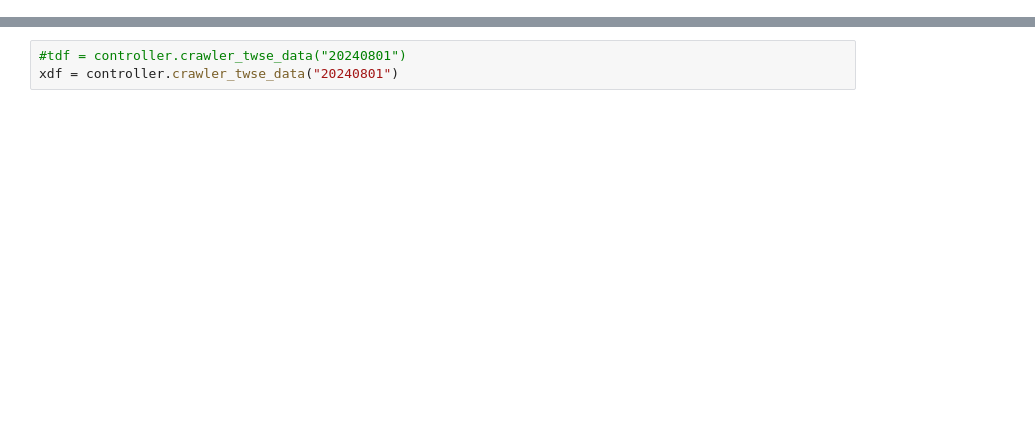
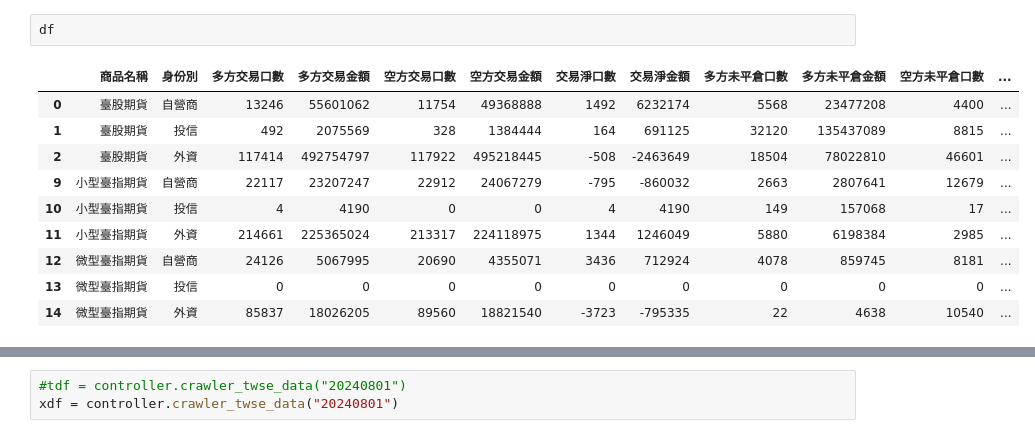
Before and after one commit to hsingyung-wang/pyDB, a Jupyter notebook: crawler_taiex.ipynb, the cells around one changed output, grey strips where cells are left out. Cells and saved outputs as stored; diff of their text form; blank space fills up the shorter version.

```diff
--- a/crawler_taiex.ipynb
+++ b/crawler_taiex.ipynb
@@ -14,0 +41,13 @@ controller = controllers.FuturesDataController()
+# %%
+df
+# %% [output]
+|  | 商品名稱 | 身份別 | 多方交易口數 | 多方交易金額 | 空方交易口數 | 空方交易金額 | 交易淨口數 | 交易淨金額 | 多方未平倉口數 | 多方未平倉金額 | 空方未平倉口數 | ... |
+| 0 | 臺股期貨 | 自營商 | 13246 | 55601062 | 11754 | 49368888 | 1492 | 6232174 | 5568 | 23477208 | 4400 | ... |
+| 1 | 臺股期貨 | 投信 | 492 | 2075569 | 328 | 1384444 | 164 | 691125 | 32120 | 135437089 | 8815 | ... |
+| 2 | 臺股期貨 | 外資 | 117414 | 492754797 | 117922 | 495218445 | -508 | -2463649 | 18504 | 78022810 | 46601 | ... |
+| 9 | 小型臺指期貨 | 自營商 | 22117 | 23207247 | 22912 | 24067279 | -795 | -860032 | 2663 | 2807641 | 12679 | ... |
+| 10 | 小型臺指期貨 | 投信 | 4 | 4190 | 0 | 0 | 4 | 4190 | 149 | 157068 | 17 | ... |
+| 11 | 小型臺指期貨 | 外資 | 214661 | 225365024 | 213317 | 224118975 | 1344 | 1246049 | 5880 | 6198384 | 2985 | ... |
+| 12 | 微型臺指期貨 | 自營商 | 24126 | 5067995 | 20690 | 4355071 | 3436 | 712924 | 4078 | 859745 | 8181 | ... |
+| 13 | 微型臺指期貨 | 投信 | 0 | 0 | 0 | 0 | 0 | 0 | 0 | 0 | 0 | ... |
+| 14 | 微型臺指期貨 | 外資 | 85837 | 18026205 | 89560 | 18821540 | -3723 | -795335 | 22 | 4638 | 10540 | ... |
```
Also changed, not shown: parts of 17 cells of this notebook, 5 other files.
